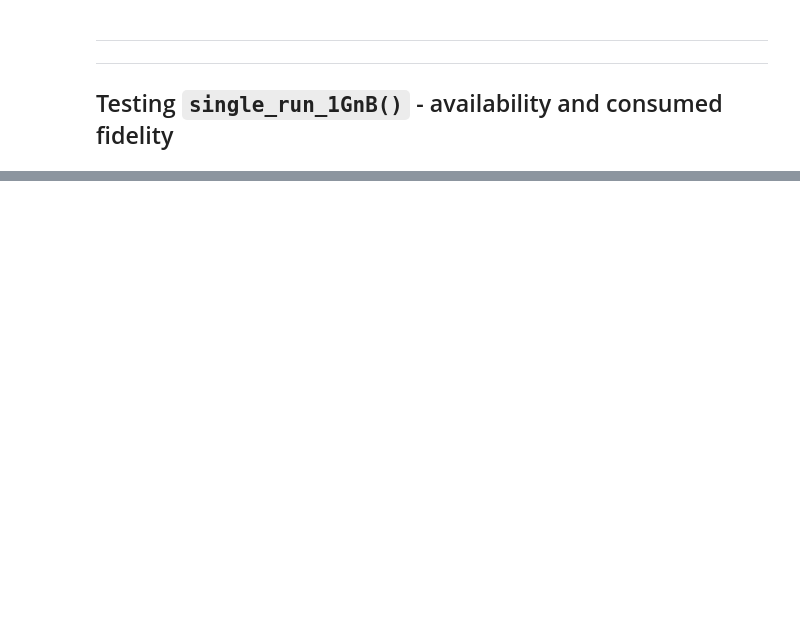
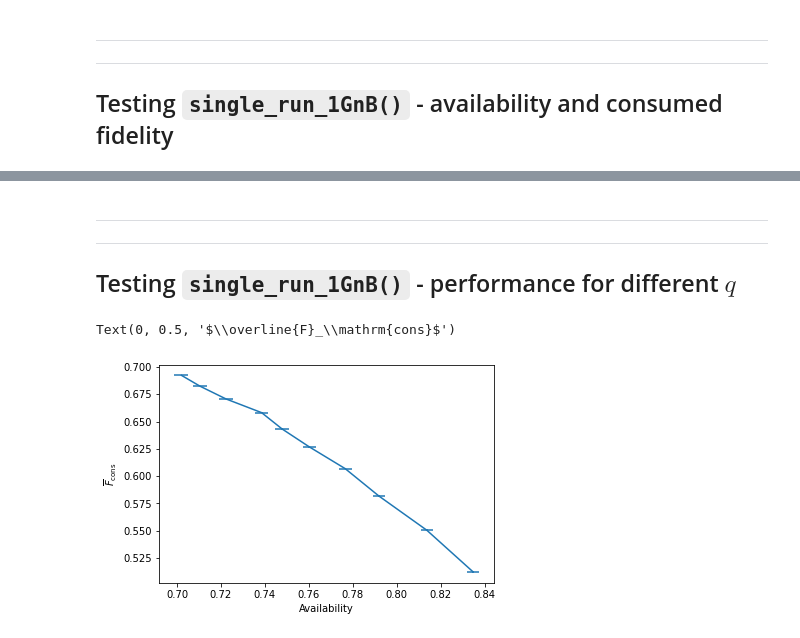
Before and after one commit to AlvaroGI/buffering-1GnB, a Jupyter notebook: TEST-1GnB-simulation.ipynb, the cells around one changed output, grey strips where cells are left out. Saved outputs shown, nothing was run; the diff lists cells and outputs as text; code cells hidden in the pictures; blank space fills up the shorter version.

```diff
--- a/TEST-1GnB-simulation.ipynb
+++ b/TEST-1GnB-simulation.ipynb
@@ -134,0 +140,4 @@ plt.legend()
+# %% [markdown]
+---
+---
+## Testing `single_run_1GnB()` - performance for different $q$
@@ -134,0 +166,29 @@ plt.legend()
+# %%
+imp.reload(main)
+
+Fcons_avg_vec = []
+Fcons_stderr_vec = []
+A_avg_vec = []
+A_stderr_vec = []
+
+for q_purif in tqdmn(q_purif_vec, leave=False):
+    Fcons_avg, Fcons_stderr, A_avg, A_stderr, _, _, _ = main.single_run_1GnB(n, p_gen, rho_new, q_purif,
+                                                                               purif_protocol, pur_after_swap, Gamma,
+                                                                               p_cons, t_end, randomseed)
+    Fcons_avg_vec += [Fcons_avg]
+    Fcons_stderr_vec += [Fcons_stderr]
+    A_avg_vec += [A_avg]
+    A_stderr_vec += [A_stderr]
+# %%
+#------------------------------------
+# Plot
+#------------------------------------
+fig, ax = plt.subplots()
+plt.errorbar(A_avg_vec, Fcons_avg_vec, yerr=Fcons_stderr_vec, xerr=A_stderr_vec)
+
+
+plt.xlabel('Availability')
+plt.ylabel(r'$\overline{F}_\mathrm{cons}$')
+# %% [output]
+Text(0, 0.5, '$\\overline{F}_\\mathrm{cons}$')
+[figure, added]
```
Also changed, not shown: parts of 6 cells of this notebook, 1 other file.
